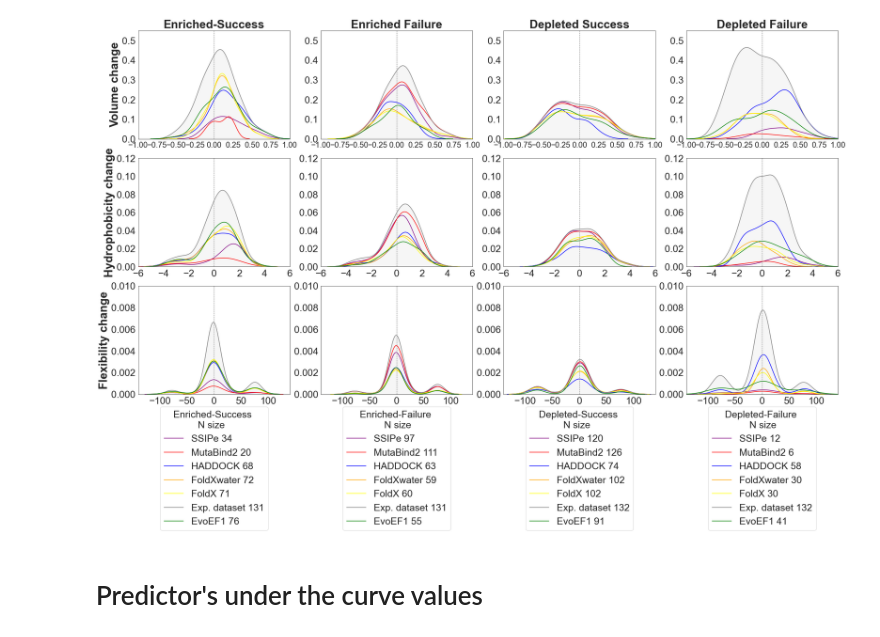
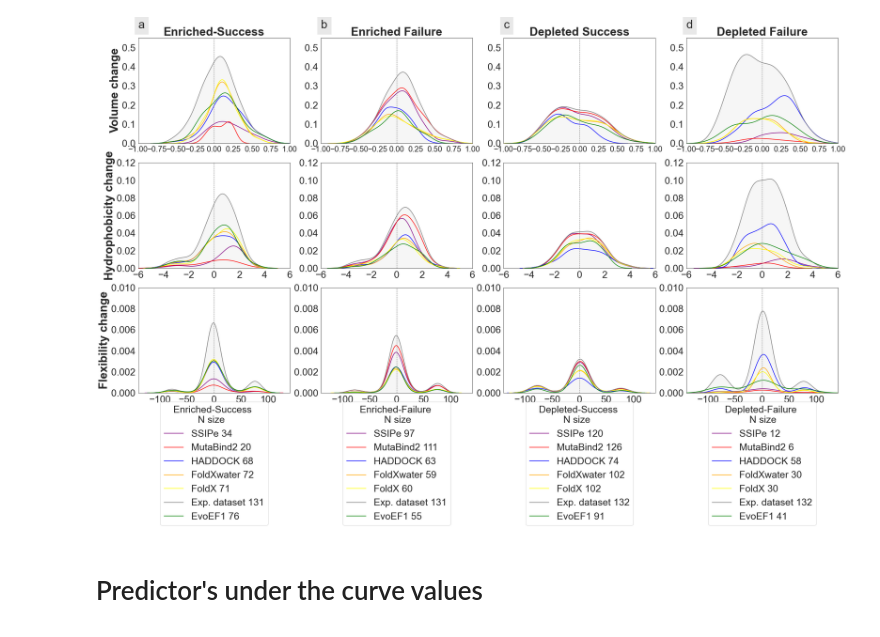
Before and after one commit to CSB-KaracaLab/RBD-ACE2-MutBench, a Jupyter notebook: Scripts/Python_notebooks/Metric_volume_hydrophobicity_flexibility_change.ipynb, the cells around one changed output. Saved outputs shown, nothing was run; the diff lists cells and outputs as text; code cells hidden in the pictures.

Commit message:
figure modification

```diff
--- a/Scripts/Python_notebooks/Metric_volume_hydrophobicity_flexibility_change.ipynb
+++ b/Scripts/Python_notebooks/Metric_volume_hydrophobicity_flexibility_change.ipynb
@@ -45,6 +45,7 @@ plt.xlim(-1,1)
 plt.title('Enriched-Success', size =30, fontweight='bold')
 plt.xticks(fontsize=20)
 plt.yticks(fontsize=25)
+plt.text(-1, 0.6, 'a', style='normal', bbox={'facecolor': 'lightgray', 'alpha': 0.5, 'pad': 10},fontsize=30)
 
 
 plt.subplot(342)
@@ -60,6 +61,7 @@ plt.xlim(-1,1)
 plt.title('Enriched Failure', size =30, fontweight='bold')
 plt.xticks(fontsize=20)
 plt.yticks(fontsize=25)
+plt.text(-1, 0.6, 'b', style='normal', bbox={'facecolor': 'lightgray', 'alpha': 0.5, 'pad': 10},fontsize=30)
 
 plt.subplot(343)
 g = sns.kdeplot(data=Depleted_Success_dataset, x=quantity, hue="predictor", palette=color,legend=False)
@@ -74,6 +76,7 @@ plt.xlim(-1,1)
 plt.title('Depleted Success', size =30, fontweight='bold')
 plt.xticks(fontsize=20)
 plt.yticks(fontsize=25)
+plt.text(-1, 0.6, 'c', style='normal', bbox={'facecolor': 'lightgray', 'alpha': 0.5, 'pad': 10},fontsize=30)
 
 plt.subplot(344)
 g = sns.kdeplot(data=Depleted_Failure_dataset, x=quantity, hue="predictor", palette=color,legend=False)
@@ -88,6 +91,7 @@ plt.xlim(-1,1)
 plt.xticks(fontsize=20)
 plt.yticks(fontsize=25)
 plt.title('Depleted Failure', size =30, fontweight='bold')
+plt.text(-1, 0.6, 'd', style='normal', bbox={'facecolor': 'lightgray', 'alpha': 0.5, 'pad': 10},fontsize=30)
 
 
 #Hydrophobicity
@@ -187,35 +191,35 @@ plt.subplot(3,4,11)
 g = sns.kdeplot(data=Depleted_Success_dataset, x=quantity, hue="predictor", palette=color,legend=False)
 x = g.lines[-2].get_xdata()
 y = g.lines[-2].get_ydata()
 g.fill_between(x, 0, y, color='gray', alpha=0.07)
 plt.axvline(0, color = 'gray', linestyle = 'dashed', linewidth = 1)
 plt.ylabel('')
 plt.xlabel('')
 plt.ylim(0,0.01)
 plt.xlim(-140,140)
 plt.xticks(fontsize=25)
 plt.yticks(fontsize=25)
 plt.legend(labels=['SSIPe 120', 'MutaBind2 126', 'HADDOCK 74', 'FoldXwater 102', 'FoldX 102', 'Exp. dataset 132', 'EvoEF1 91'], title='Depleted-Success \n         N size',title_fontsize=25,fontsize=25,loc=8, bbox_to_anchor=(0.5, -1.3))
 
 
 plt.subplot(3,4,12)
 g = sns.kdeplot(data=Depleted_Failure_dataset, x=quantity, hue="predictor", palette=color, legend=False)
 x = g.lines[-2].get_xdata()
 y = g.lines[-2].get_ydata()
 g.fill_between(x, 0, y, color='gray', alpha=0.07)
 plt.axvline(0, color = 'gray', linestyle = 'dashed', linewidth = 1)
 plt.xlabel('')
 plt.ylabel('')
 plt.ylim(0,0.01)
 plt.xlim(-140,140)
 plt.tight_layout()
 plt.xticks(fontsize=25)
 plt.yticks(fontsize=25)
 plt.legend(labels=['SSIPe 12', 'MutaBind2 6', 'HADDOCK 58', 'FoldXwater 30', 'FoldX 30', 'Exp. dataset 132','EvoEF1 41'], title='Depleted-Failure \n         N size',title_fontsize=25,fontsize=25, loc=8, bbox_to_anchor=(0.5, -1.3))
 
-plt.savefig('Volume_hydrophobicity_flexibility_change_figure.svg', bbox_inches='tight')
+plt.savefig('figure1.svg', bbox_inches='tight')
 # %% [output]
-[figure, old version]
+[figure, new version]
 # %% [markdown]
 # Predictor's under the curve values
 # %%
```
Also changed, not shown: parts of 2 cells of this notebook, 9 other files.
